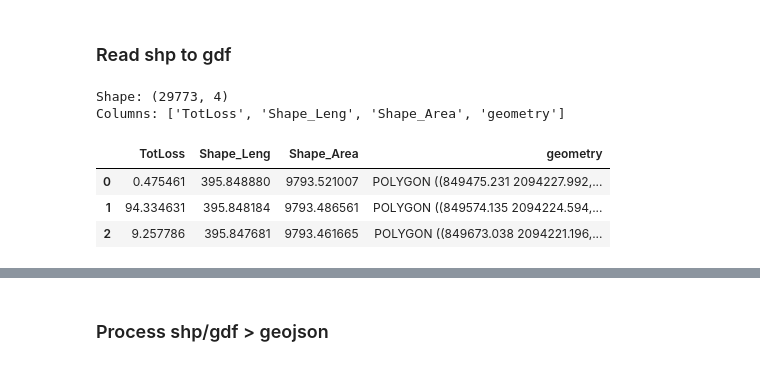
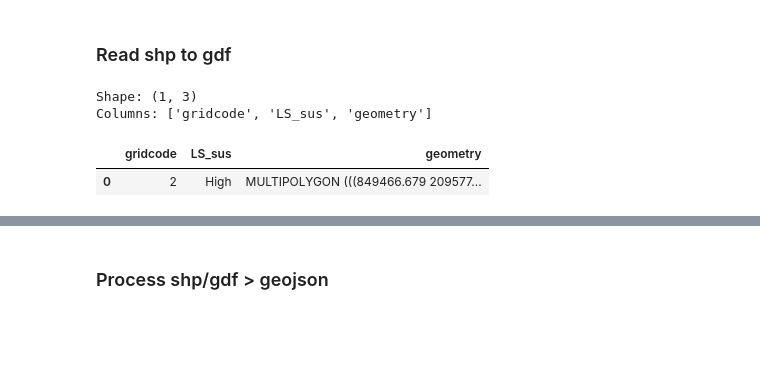
Before and after one commit to UH-CI/ccsvi-dashboard, a Jupyter notebook: notebooks/map_visual.ipynb, the cells around one changed output, grey strips where cells are left out. Saved outputs shown, nothing was run; the diff lists cells and outputs as text; code cells hidden in the pictures; blank space fills up the shorter version.

```diff
--- a/notebooks/map_visual.ipynb
+++ b/notebooks/map_visual.ipynb
@@ -42,19 +42,17 @@ operable program or batch file.
 # %%
 # file = "On-site_Sewage_Disposal_Systems_-_Oahu"
 # gdf = gpd.read_file(f'~/Desktop/GIS Data/done/On-site_Sewage_Disposal_Systems_-_Molokai/On-site_Sewage_Disposal_Systems_-_Molokai.shp')
-gdf = gpd.read_file(f'~/Downloads/drive-download-20251113T191423Z-1-001/slr_potent_econ_loss_all.shp')
+gdf = gpd.read_file(f'~/Documents/gis files/LS_sus_High.shp')
 # gdf = gpd.read_file(f'~/Desktop/GIS Data/done/2020_Census_Block_Groups/2020_Census_Block_Groups.shp')
 
 print(f"Shape: {gdf.shape}")
 print(f"Columns: {gdf.columns.tolist()}")
 gdf.head(3)
 # %% [output]
-Shape: (29773, 4)
-Columns: ['TotLoss', 'Shape_Leng', 'Shape_Area', 'geometry']
+Shape: (1, 3)
+Columns: ['gridcode', 'LS_sus', 'geometry']
-|  | TotLoss | Shape_Leng | Shape_Area | geometry |
-| 0 | 0.475461 | 395.848880 | 9793.521007 | POLYGON ((849475.231 2094227.992,... |
-| 1 | 94.334631 | 395.848184 | 9793.486561 | POLYGON ((849574.135 2094224.594,... |
-| 2 | 9.257786 | 395.847681 | 9793.461665 | POLYGON ((849673.038 2094221.196,... |
+|  | gridcode | LS_sus | geometry |
+| 0 | 2 | High | MULTIPOLYGON (((849466.679 209577... |
 # %%
 # Basic metadata
 
```
Also changed, not shown: parts of 4 cells of this notebook, 12 other files.
